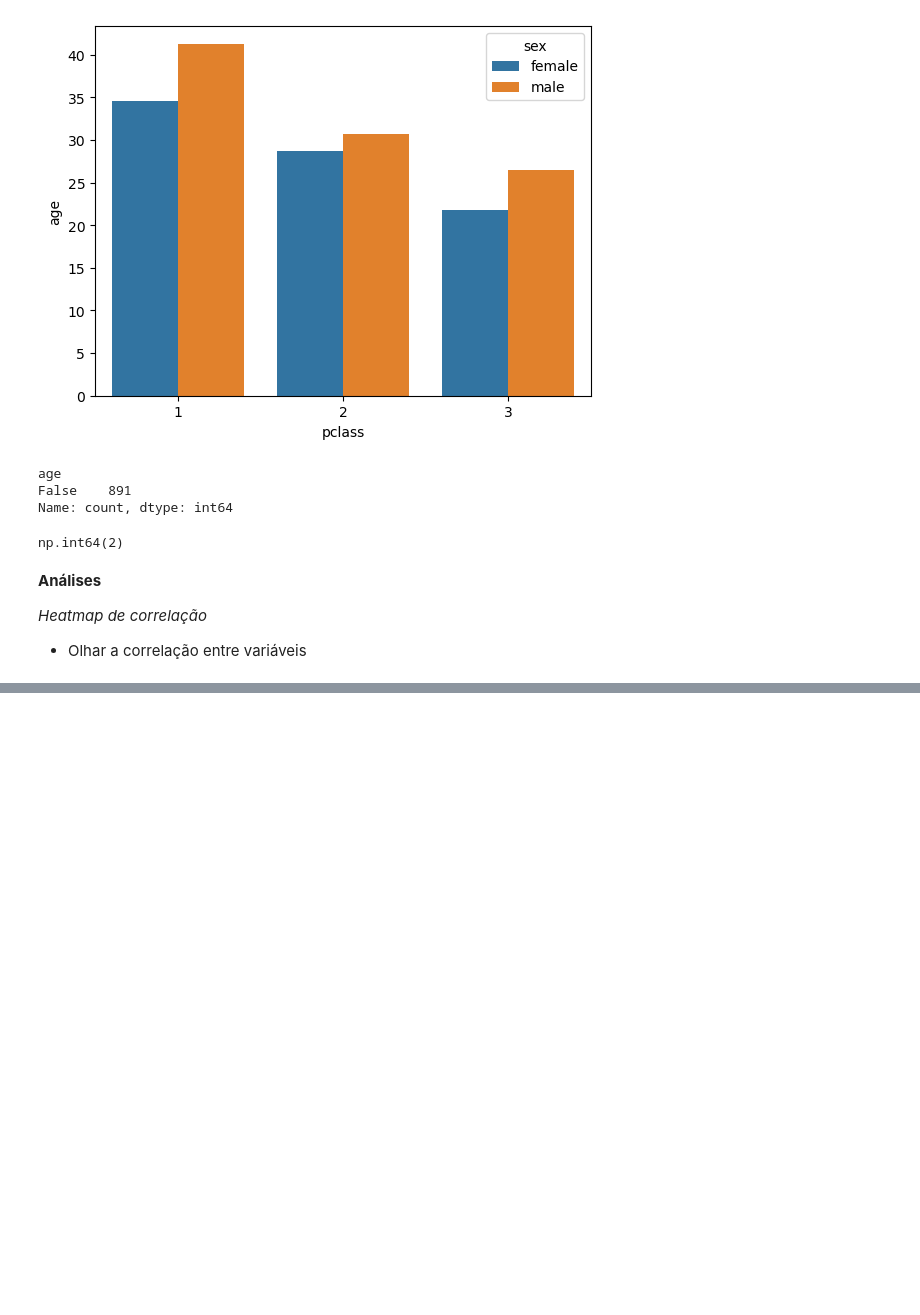
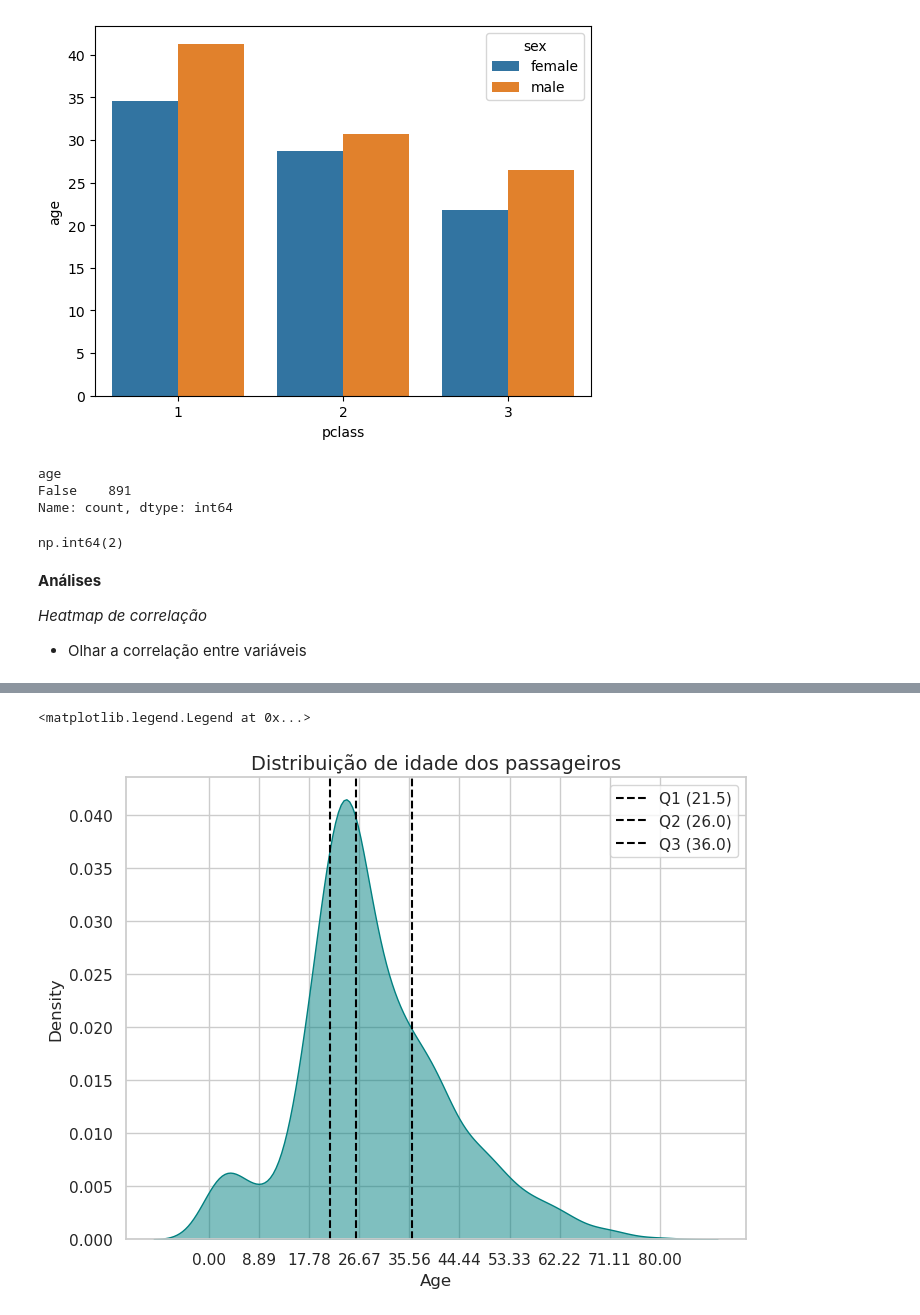
Before and after one commit to GuilhermeHigino05/DataScience-Learnings, a Jupyter notebook: USPcouse/Aula06/aula.ipynb, the cells around one changed output, grey strips where cells are left out. Cells and saved outputs as stored; diff of their text form; code cells hidden in the pictures; blank space fills up the shorter version.

```diff
--- a/USPcouse/Aula06/aula.ipynb
+++ b/USPcouse/Aula06/aula.ipynb
@@ -94,0 +113,24 @@ sns.heatmap(df.corr(numeric_only=True), annot=True, cmap='bwr', fmt='.2f', cbar=
+# %%
+sns.set_theme(style='whitegrid')
+
+age_data = df['age'].dropna()
+
+q1 = age_data.quantile(0.25)
+q2 = age_data.quantile(0.50)
+q3 = age_data.quantile(0.75);
+
+plt.figure(figsize=(8,6));
+
+sns.kdeplot(data=age_data, fill=True, color='teal', alpha=0.5);
+
+plt.axvline(x=q1, color='black', linestyle='--', label=f'Q1 ({q1:.1f})');
+plt.axvline(x=q2, color='black', linestyle='--', label=f'Q2 ({q2:.1f})');
+plt.axvline(x=q3, color='black', linestyle='--', label=f'Q3 ({q3:.1f})');
+plt.title('Distribuição de idade dos passageiros', fontsize=14);
+plt.xlabel('Age');
+plt.ylabel('Density');
+plt.xticks(np.linspace(0, 80, 10))
+plt.legend()
+# %% [output]
+<matplotlib.legend.Legend at 0x...>
+[figure, added]
```
Also changed, not shown: parts of 12 cells of this notebook, 3 other files.
